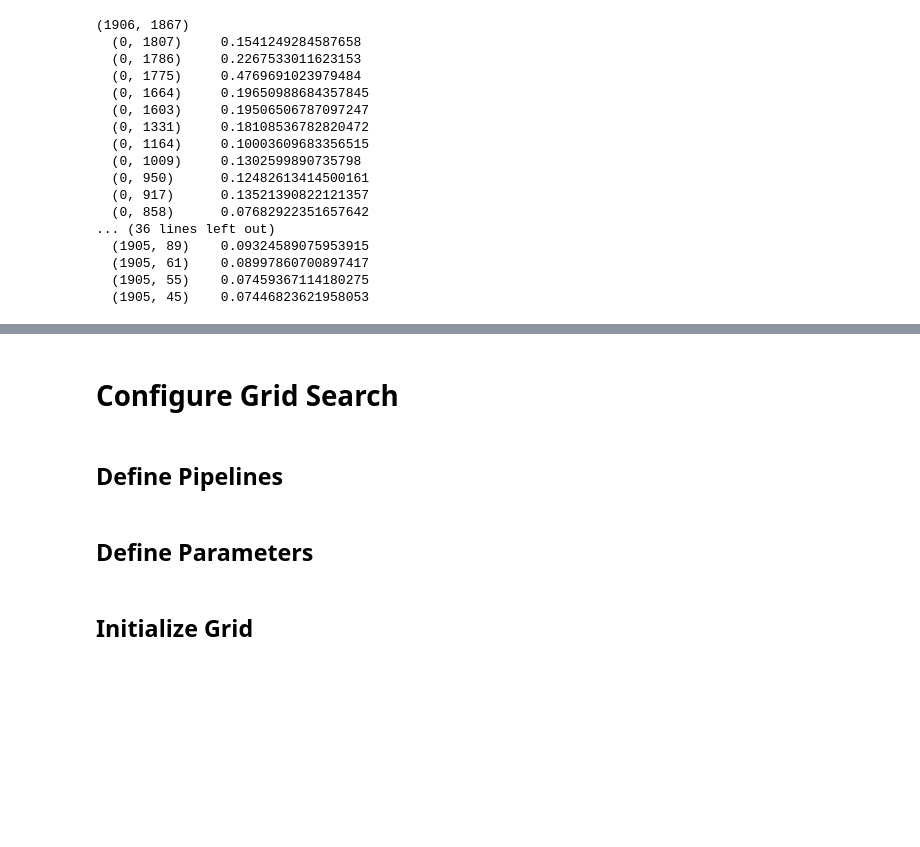
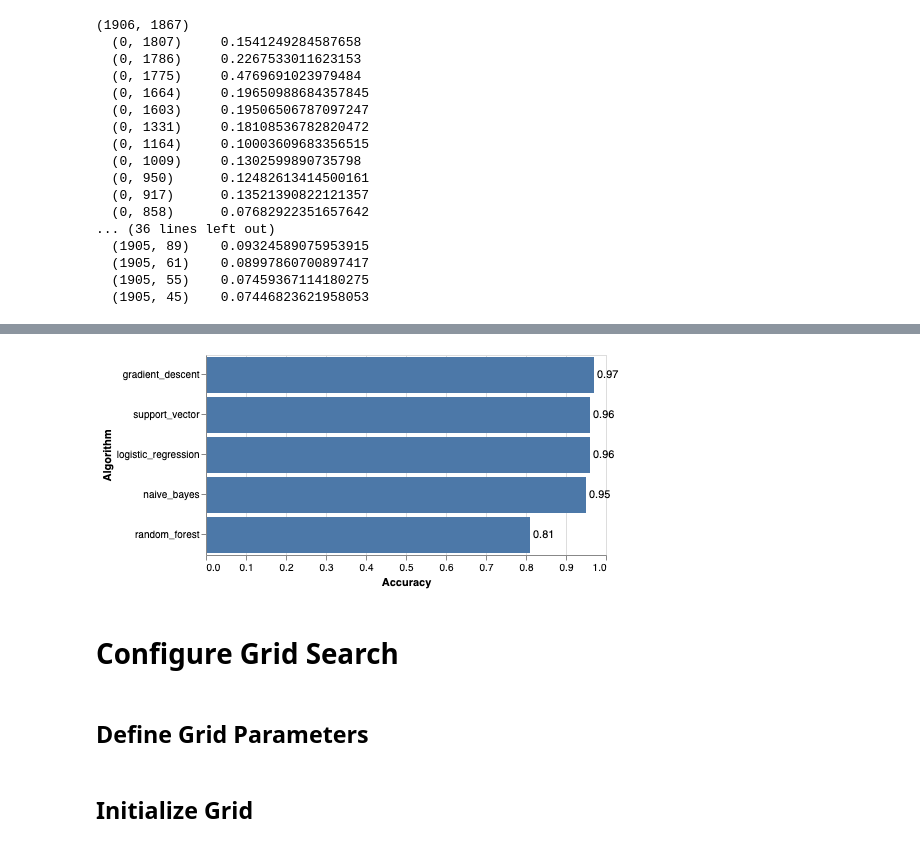
Before and after one commit to chalendony/charity-filter-evaluation, a Jupyter notebook: Charity Evalution.ipynb, the cells around one changed output, grey strips where cells are left out. Cells and saved outputs as stored; diff of their text form; code cells hidden in the pictures; blank space fills up the shorter version.

Commit message:
presentation and first results

```diff
--- a/LATESTEST_Charity Evaluation.ipynb
+++ b/Charity Evalution.ipynb
@@ -241,0 +339,5 @@ print(X_tfidf)
+# %%
+results = {'Algorithm': ['naive_bayes', 'logistic_regression','support_vector','gradient_descent','random_forest' ],
+           'Accuracy': [0.95,0.96,0.96,0.97,0.81] }
+res_df = pd.DataFrame(results)
+res_df.head()
@@ -242,4 +361,34 @@ print(X_tfidf)
+# %%
+#Data Type	Shorthand Code	Description
+#quantitative	Q	a continuous real-valued quantity
+#ordinal	O	a discrete ordered quantity
+#nominal	N	a discrete unordered category
+#temporal	T	a time or date value
+
+source = res_df
+
+bars = alt.Chart(source).mark_bar().encode(
+     x='Accuracy:Q',
+     y=alt.Y("Algorithm:N",
+             sort=alt.EncodingSortField(
+                 field="Accuracy",  # The field to use for the sort
+                 order="descending"  # The order to sort in
+             )
+            )
+)
+
+text = bars.mark_text(
+    align='left',
+    baseline='middle',
+    dx=3  # Nudges text to right so it doesn't appear on top of the bar
+).encode(
+    text='Accuracy:Q'
+)
+
+(bars + text).properties(height=200)
+# %% [output]
+[figure, added]
 # %% [markdown]
 # Configure Grid Search
 # %% [markdown]
-## Define Pipelines
+## Define Grid Parameters
@@ -268,5 +395,3 @@ pipe_sgd = Pipeline([
-# %% [markdown]
-## Define Parameters
 # %%
 # Set grid search params
 param_range = [1, 3]
```
Also changed, not shown: parts of 22 cells of this notebook, 8 other files.
